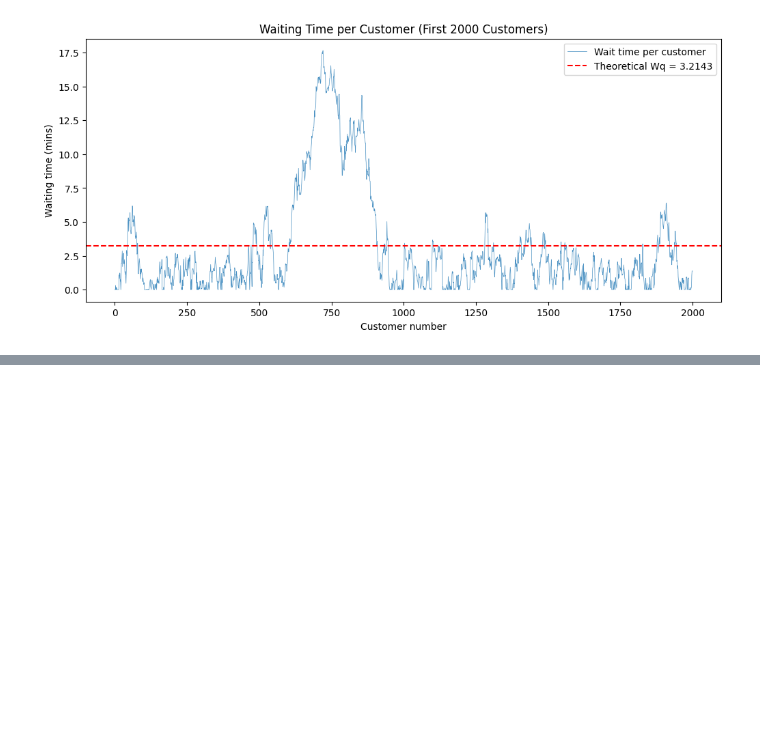
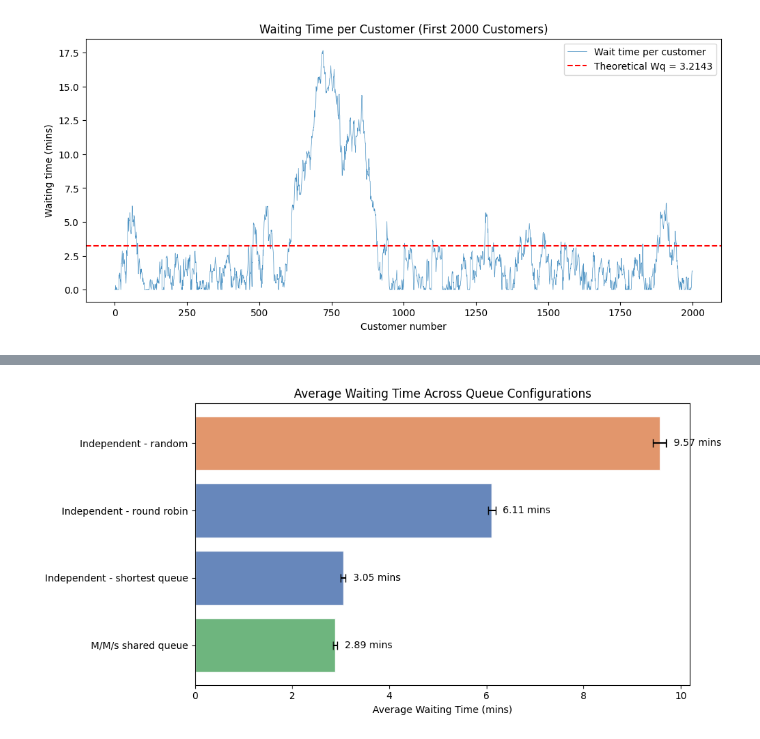
Before and after one commit to SupremeLeader04/Operations_Research_Queueing_Simulations, a Jupyter notebook: simulations.ipynb, the cells around one changed output, grey strips where cells are left out. Cells and saved outputs as stored; diff of their text form; code cells hidden in the pictures; blank space fills up the shorter version.

Commit message:
Add code and results for Part C

```diff
--- a/simulations.ipynb
+++ b/simulations.ipynb
@@ -245,0 +390,14 @@ plt.show()
+# %%
+# comparison table
+rows = []
+for name, res in results_c.items():
+    rows.append({
+        "Configuration": name,
+        "Avg Waiting Time (mins)": round(res["mean"], 4),
+        "Std Dev": round(res["std"], 4),
+        "95% CI (±)": round(res["ci95"], 4)
+    })
+
+df_c = pd.DataFrame(rows)
+print("=== Part C: Comparison of Queue Configurations ===\n")
+print(df_c.to_string(index=False))
@@ -245,0 +412,31 @@ plt.show()
+# %%
+# bar chart comparison
+names = list(results_c.keys())
+wait_means = [results_c[name]["mean"] for name in names]
+wait_cis = [results_c[name]["ci95"] for name in names]
+
+# sort by waiting time (best to worst)
+sorted_idx = np.argsort(wait_means)
+names_sorted = [names[i] for i in sorted_idx]
+means_sorted = [wait_means[i] for i in sorted_idx]
+cis_sorted = [wait_cis[i] for i in sorted_idx]
+
+colors = ['#55A868' if i == 0 else '#DD8452' if i == len(names)-1 else '#4C72B0'
+          for i in range(len(names))]
+
+plt.figure(figsize=(10, 5))
+bars = plt.barh(range(len(names_sorted)), means_sorted, xerr=cis_sorted, capsize=4,
+                color=colors, edgecolor='white', alpha=0.85)
+
+# add value labels on bars
+for i, (bar, mean) in enumerate(zip(bars, means_sorted)):
+    plt.text(mean + cis_sorted[i] + 0.15, bar.get_y() + bar.get_height()/2,
+             f'{mean:.2f} mins', va='center', fontsize=10)
+
+plt.yticks(range(len(names_sorted)), names_sorted, fontsize=10)
+plt.xlabel("Average Waiting Time (mins)")
+plt.title("Average Waiting Time Across Queue Configurations")
+plt.tight_layout()
+plt.show()
+# %% [output]
+[figure, added]
```
Also changed, not shown: parts of 17 cells of this notebook.
